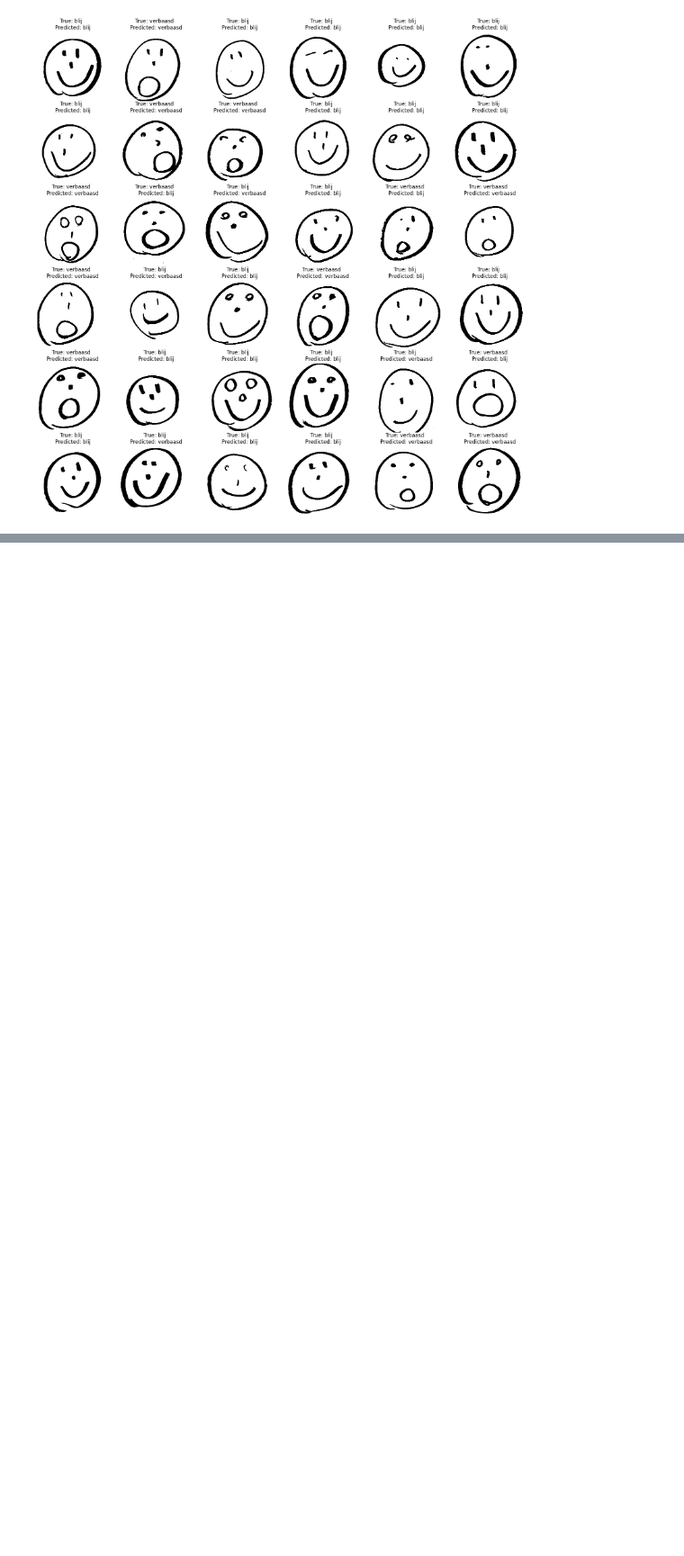
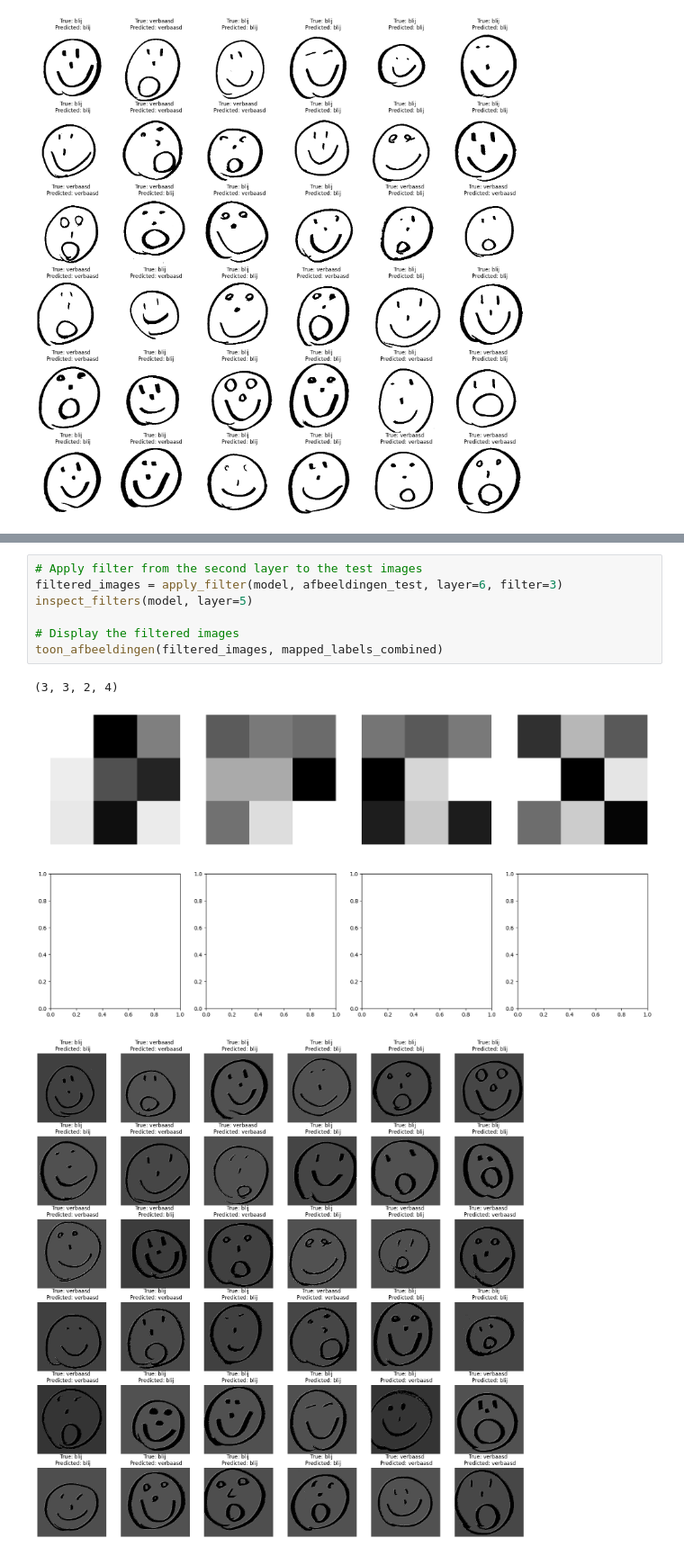
Before and after one commit to tomneutens/vlaio_stem, a Jupyter notebook: beelden/emoties_herkennen/developent_np.ipynb, the cells around one changed output, grey strips where cells are left out. Shown at 90% size. Drawn from its saved outputs; the diff is of its cells as text; blank space fills up the shorter version.

```diff
--- a/beelden/emoties_herkennen/developent_np.ipynb
+++ b/beelden/emoties_herkennen/developent_np.ipynb
@@ -458,0 +496,11 @@ toon_afbeeldingen(afbeeldingen_test, mapped_labels_combined)
+# %%
+# Apply filter from the second layer to the test images
+filtered_images = apply_filter(model, afbeeldingen_test, layer=6, filter=3)
+inspect_filters(model, layer=5)
+
+# Display the filtered images
+toon_afbeeldingen(filtered_images, mapped_labels_combined)
+# %% [output]
+(3, 3, 2, 4)
+[figure, added]
+[figure, added]
```
Also changed, not shown: parts of 5 cells of this notebook, 20 other files.
